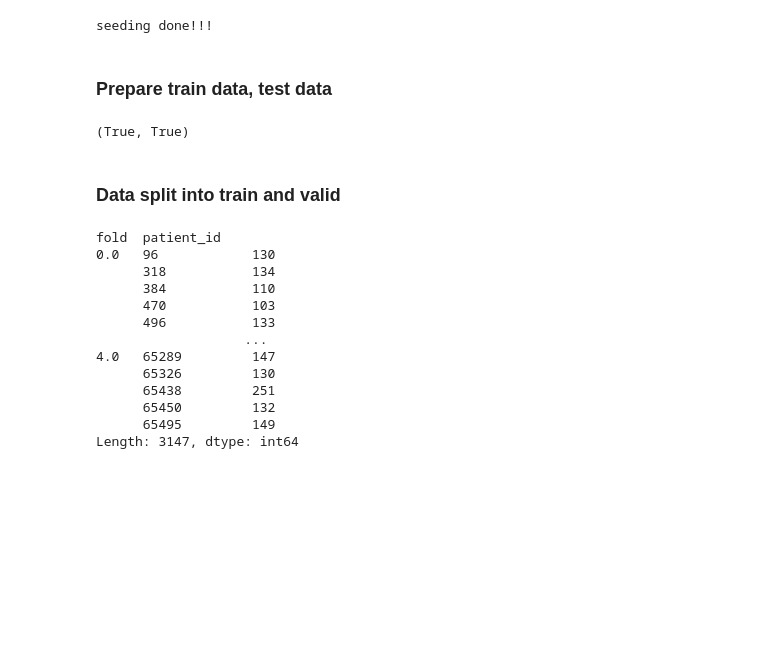
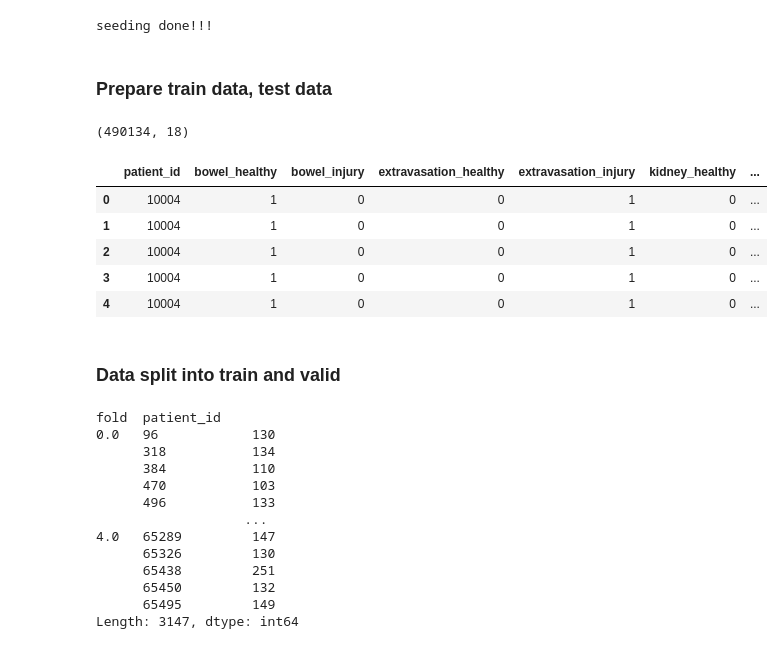
Before and after one commit to Makoto-Noda/RSNA2023, a Jupyter notebook: Efficientnet.ipynb, the cells around one changed output. Drawn from its saved outputs; the diff is of its cells as text; code cells hidden in the pictures; blank space fills up the shorter version.

```diff
--- a/Efficientnet.ipynb
+++ b/Efficientnet.ipynb
@@ -149,10 +151,20 @@ test_df = pd.DataFrame(test_paths, columns=["image_path"])
 test_df['patient_id'] = test_df.image_path.map(lambda x: x.split('_')[-3].replace('png/','')).astype(int)
 test_df['series_id'] = test_df.image_path.map(lambda x: x.split('_')[-2]).astype(int)
 test_df['img_number'] = test_df.image_path.map(lambda x: x.split('_')[-1].replace('.png','')).astype(int)
-# %%
-tf.io.gfile.exists(train_df.image_path.iloc[0]), tf.io.gfile.exists(test_df.image_path.iloc[0])
-# %% [output]
-(True, True)
+# %%
+'''
+train_df = pd.read_csv("./train_df.csv")
+print(train_df.shape)
+train_df.head()
+'''
+# %% [output]
+(490134, 18)
+|  | patient_id | bowel_healthy | bowel_injury | extravasation_healthy | extravasation_injury | kidney_healthy | ... |
+| 0 | 10004 | 1 | 0 | 0 | 1 | 0 | ... |
+| 1 | 10004 | 1 | 0 | 0 | 1 | 0 | ... |
+| 2 | 10004 | 1 | 0 | 0 | 1 | 0 | ... |
+| 3 | 10004 | 1 | 0 | 0 | 1 | 0 | ... |
+| 4 | 10004 | 1 | 0 | 0 | 1 | 0 | ... |
 # %% [markdown]
 ### Data split into train and valid
 # %%
```
Also changed, not shown: parts of 9 cells of this notebook, 3 other files.
